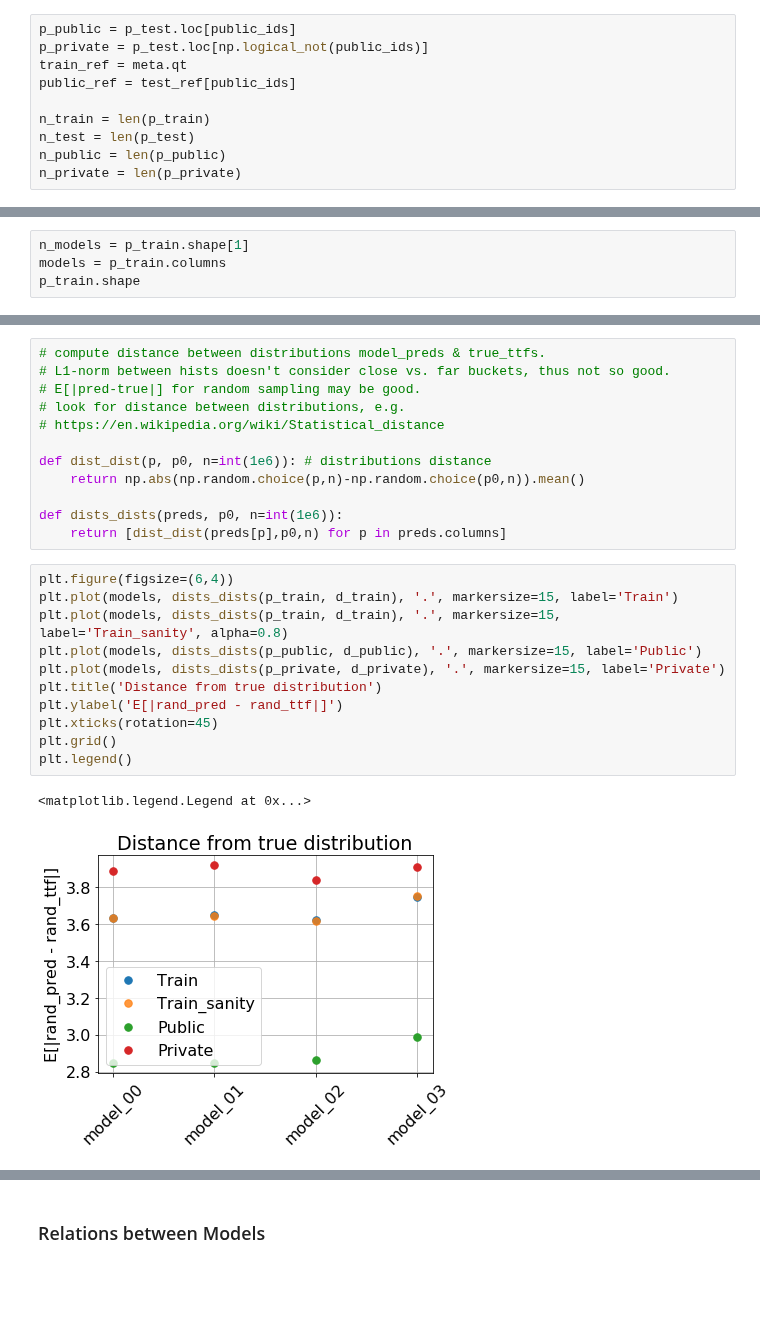
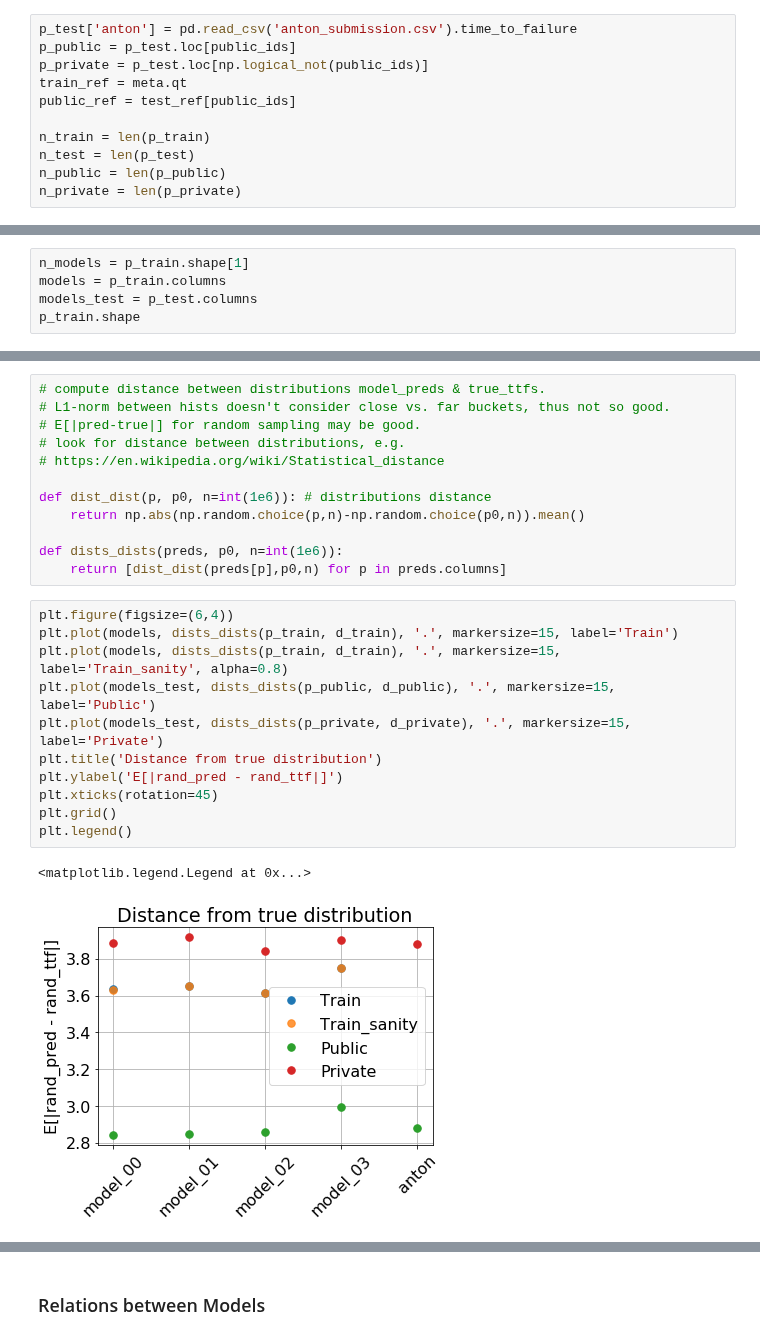
Before and after one commit to ido90/Earthquakes, a Jupyter notebook: Features Analysis/final_models_analysis.ipynb, the cells around one changed output, grey strips where cells are left out. Saved outputs shown, nothing was run; the diff lists cells and outputs as text; blank space fills up the shorter version.

```diff
--- a/Features Analysis/final_models_analysis.ipynb
+++ b/Features Analysis/final_models_analysis.ipynb
@@ -78,6 +75,7 @@ p_test = pd.DataFrame({f'model_{i:02d}':np.load(PREDS/f'predictions-{i:02d}.npy'
 # test ttf reference ( = currently best submission)
 test_ref = pd.read_csv('test_ref.csv').time_to_failure.values # array of estimated test ttf
 # %%
+p_test['anton'] = pd.read_csv('anton_submission.csv').time_to_failure
 p_public = p_test.loc[public_ids]
 p_private = p_test.loc[np.logical_not(public_ids)]
 train_ref = meta.qt
@@ -133,6 +131,7 @@ Contents:
 # %%
 n_models = p_train.shape[1]
 models = p_train.columns
+models_test = p_test.columns
 p_train.shape
 # %% [output]
 (21988, 4)
@@ -276,17 +328,17 @@ def dists_dists(preds, p0, n=int(1e6)):
 # %%
 plt.figure(figsize=(6,4))
 plt.plot(models, dists_dists(p_train, d_train), '.', markersize=15, label='Train')
 plt.plot(models, dists_dists(p_train, d_train), '.', markersize=15, label='Train_sanity', alpha=0.8)
-plt.plot(models, dists_dists(p_public, d_public), '.', markersize=15, label='Public')
-plt.plot(models, dists_dists(p_private, d_private), '.', markersize=15, label='Private')
+plt.plot(models_test, dists_dists(p_public, d_public), '.', markersize=15, label='Public')
+plt.plot(models_test, dists_dists(p_private, d_private), '.', markersize=15, label='Private')
 plt.title('Distance from true distribution')
 plt.ylabel('E[|rand_pred - rand_ttf|]')
 plt.xticks(rotation=45)
 plt.grid()
 plt.legend()
 # %% [output]
 <matplotlib.legend.Legend at 0x...>
-[figure, old version]
+[figure, new version]
 # %%
 dd = pd.concat([pd.DataFrame(
     {'E[|rand_pred - rand_ttf|]':dist_dist(p[m],p0), 'Model':m, 'Data':('Train','Public','Private')[i]}, index=[0])
```
Also changed, not shown: parts of 20 cells of this notebook.
